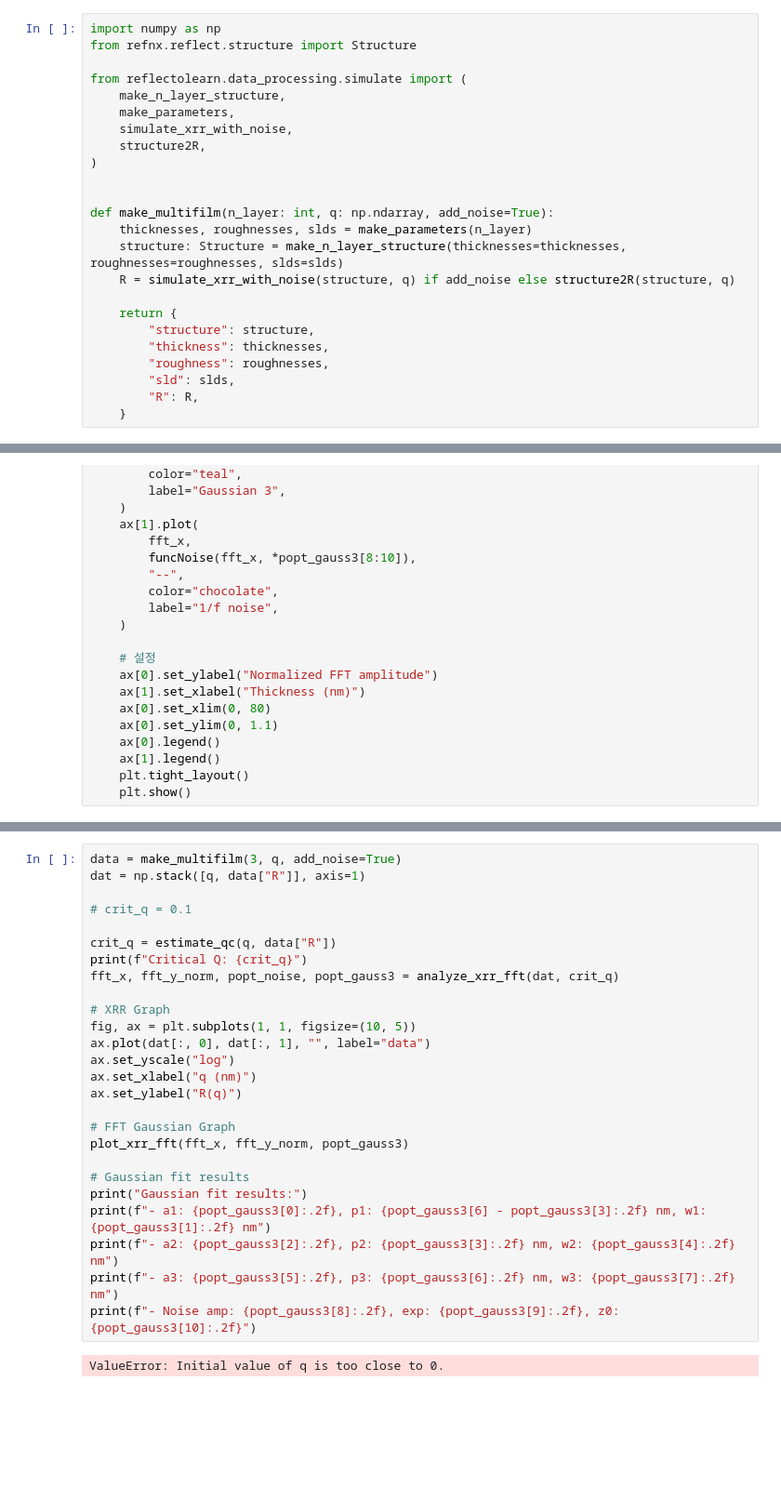
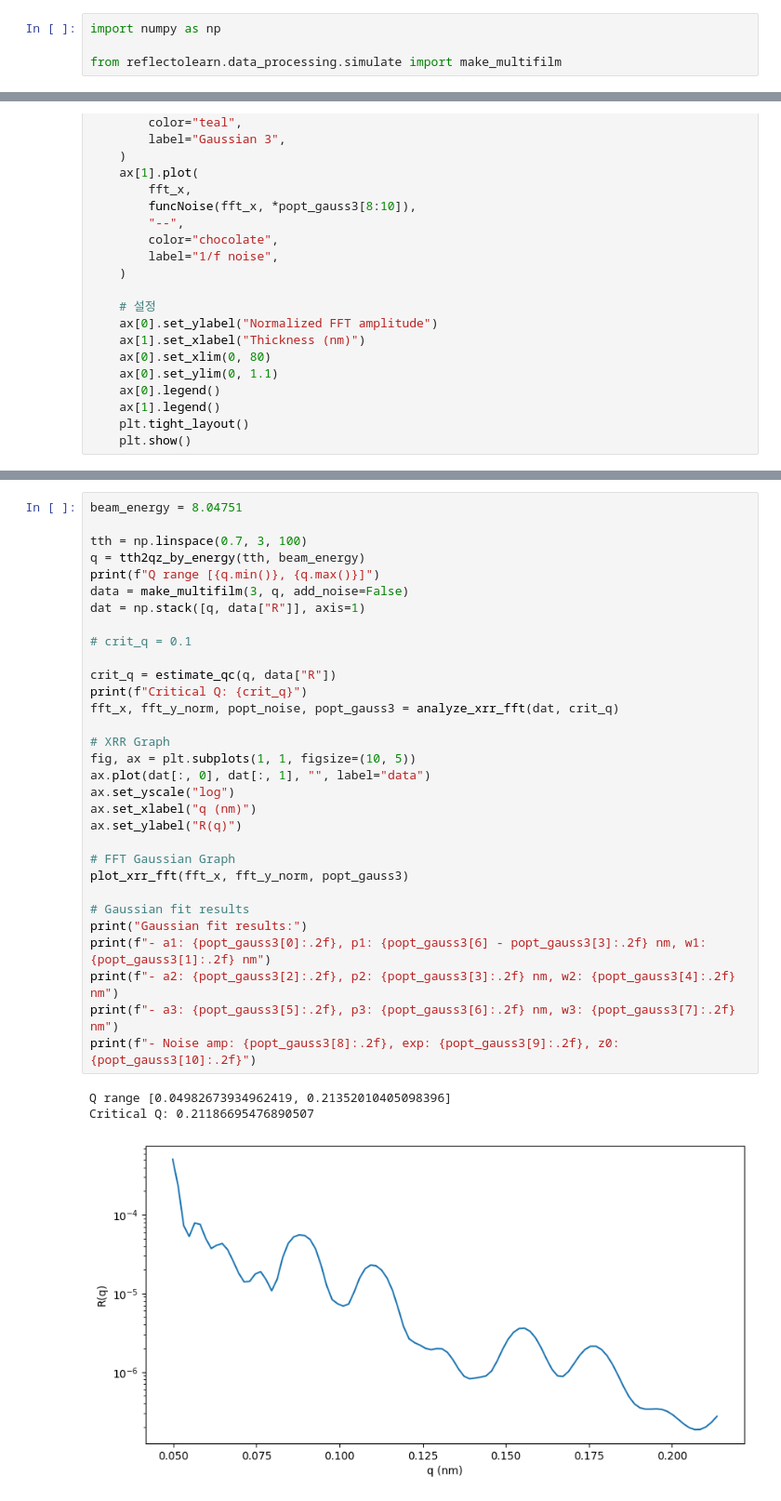
Before and after one commit to SJB7777/ReflectoLearn, a Jupyter notebook: notebooks/fitting.ipynb, the cells around one changed output, grey strips where cells are left out. Shown at 93% size. Cells and saved outputs as stored; diff of their text form; blank space fills up the shorter version.

```diff
--- a/notebooks/fitting.ipynb
+++ b/notebooks/fitting.ipynb
@@ -21,28 +21,8 @@ Current sys.path (before modification): ['C:\\Users\\isaac\\AppData\\Roaming\\uv
 %autoreload 2
 # %%
 import numpy as np
-from refnx.reflect.structure import Structure
 
-from reflectolearn.data_processing.simulate import (
-    make_n_layer_structure,
-    make_parameters,
-    simulate_xrr_with_noise,
-    structure2R,
-)
-
-
-def make_multifilm(n_layer: int, q: np.ndarray, add_noise=True):
-    thicknesses, roughnesses, slds = make_parameters(n_layer)
-    structure: Structure = make_n_layer_structure(thicknesses=thicknesses, roughnesses=roughnesses, slds=slds)
-    R = simulate_xrr_with_noise(structure, q) if add_noise else structure2R(structure, q)
-
-    return {
-        "structure": structure,
-        "thickness": thicknesses,
-        "roughness": roughnesses,
-        "sld": slds,
-        "R": R,
-    }
+from reflectolearn.data_processing.simulate import make_multifilm
 # %%
 import matplotlib.pyplot as plt
 import numpy as np
@@ -266,28 +236,35 @@ plt.show()
 # %%
-data = make_multifilm(3, q, add_noise=True)
+beam_energy = 8.04751
+
+tth = np.linspace(0.7, 3, 100)
+q = tth2qz_by_energy(tth, beam_energy)
+print(f"Q range [{q.min()}, {q.max()}]")
+data = make_multifilm(3, q, add_noise=False)
 dat = np.stack([q, data["R"]], axis=1)
 
 # crit_q = 0.1
 
 crit_q = estimate_qc(q, data["R"])
 print(f"Critical Q: {crit_q}")
 fft_x, fft_y_norm, popt_noise, popt_gauss3 = analyze_xrr_fft(dat, crit_q)
 
 # XRR Graph
 fig, ax = plt.subplots(1, 1, figsize=(10, 5))
 ax.plot(dat[:, 0], dat[:, 1], "", label="data")
 ax.set_yscale("log")
 ax.set_xlabel("q (nm)")
 ax.set_ylabel("R(q)")
 
 # FFT Gaussian Graph
 plot_xrr_fft(fft_x, fft_y_norm, popt_gauss3)
 
 # Gaussian fit results
 print("Gaussian fit results:")
 print(f"- a1: {popt_gauss3[0]:.2f}, p1: {popt_gauss3[6] - popt_gauss3[3]:.2f} nm, w1: {popt_gauss3[1]:.2f} nm")
 print(f"- a2: {popt_gauss3[2]:.2f}, p2: {popt_gauss3[3]:.2f} nm, w2: {popt_gauss3[4]:.2f} nm")
 print(f"- a3: {popt_gauss3[5]:.2f}, p3: {popt_gauss3[6]:.2f} nm, w3: {popt_gauss3[7]:.2f} nm")
 print(f"- Noise amp: {popt_gauss3[8]:.2f}, exp: {popt_gauss3[9]:.2f}, z0: {popt_gauss3[10]:.2f}")
 # %% [output]
-ValueError: Initial value of q is too close to 0.
+Q range [0.04982673934962419, 0.21352010405098396]
+Critical Q: 0.21186695476890507
+[figure, added]
```
Also changed, not shown: parts of 2 cells of this notebook, 3 other files.
